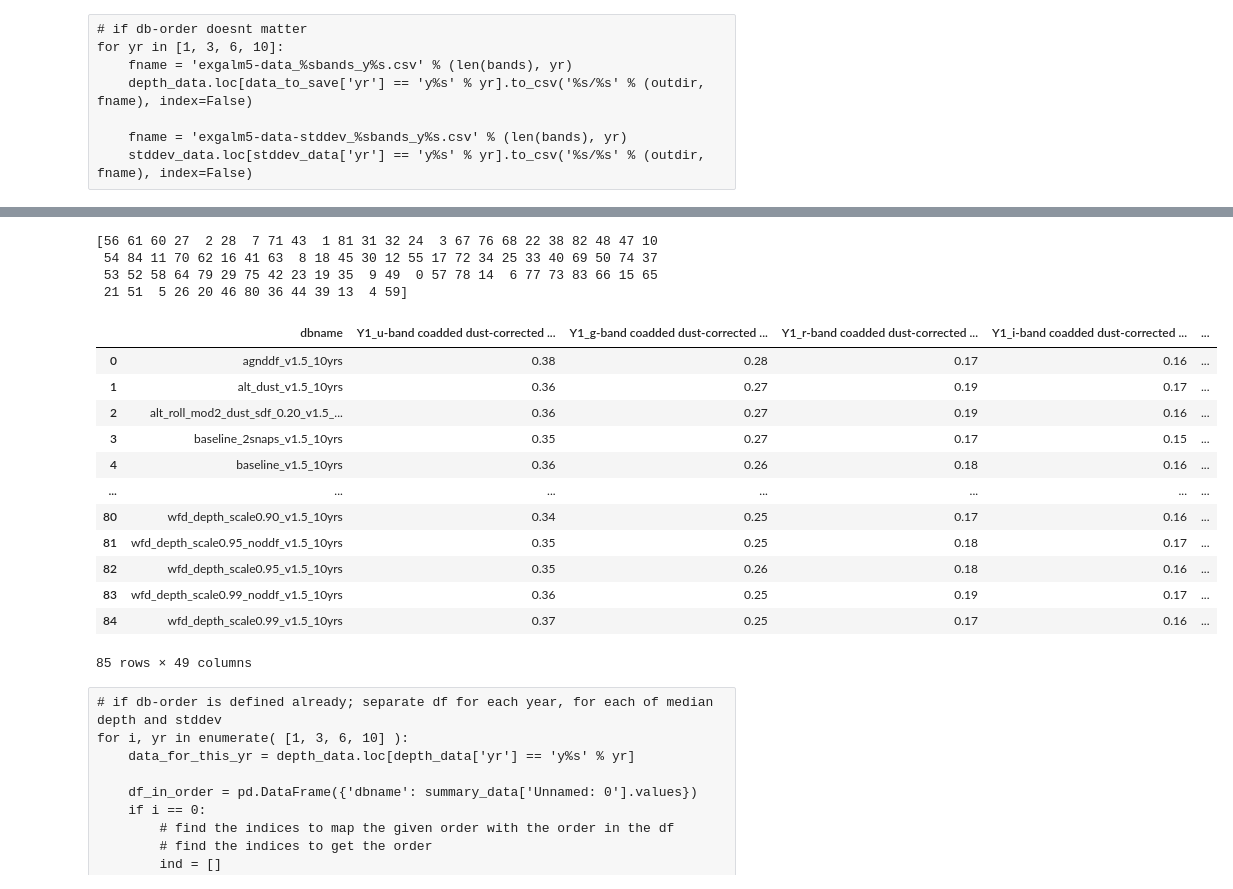
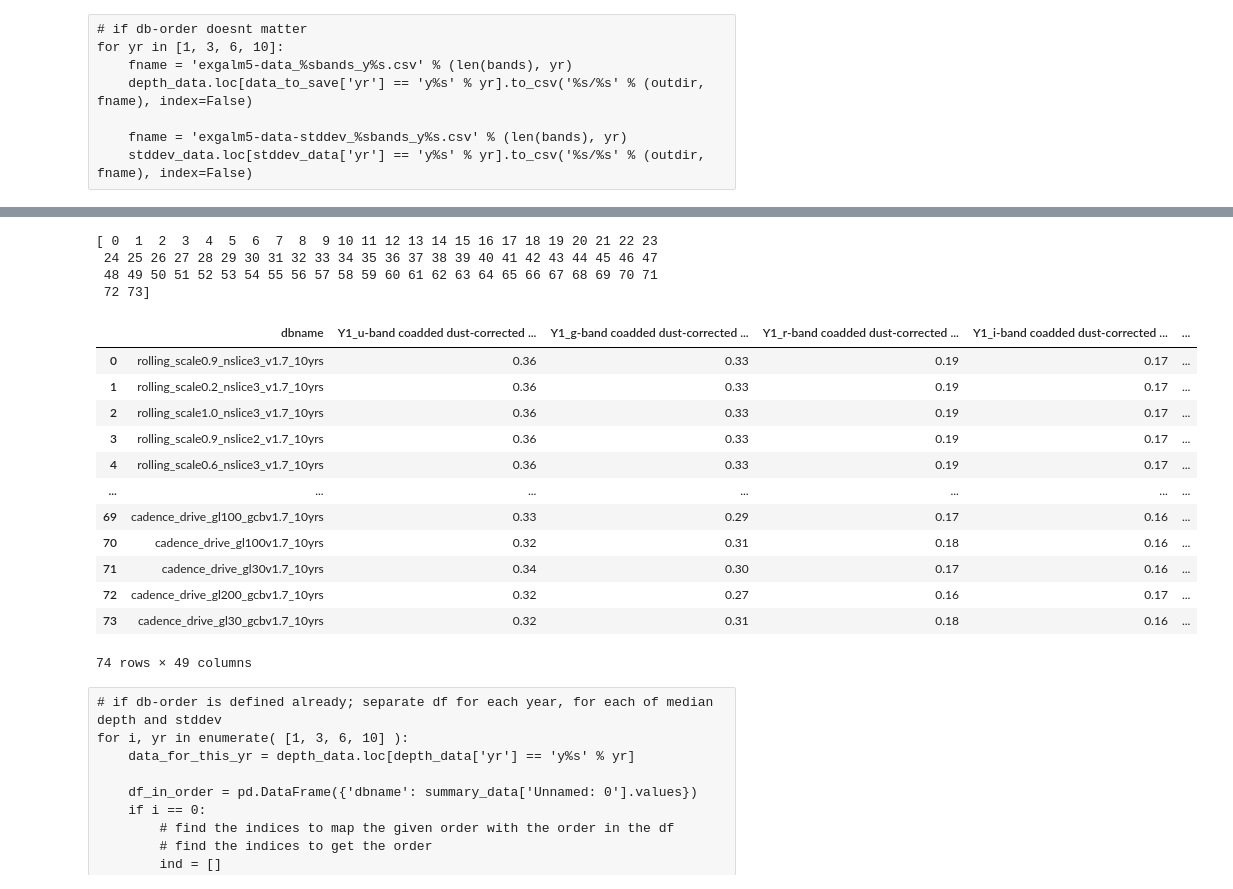
Before and after one commit to LSSTDESC/ObsStrat, a Jupyter notebook: postwp/paper_data_exgalm5-related.ipynb, the cells around one changed output, grey strips where cells are left out. Drawn from its saved outputs; the diff is of its cells as text; code cells hidden in the pictures.

```diff
--- a/postwp/paper_data_exgalm5-related.ipynb
+++ b/postwp/paper_data_exgalm5-related.ipynb
@@ -291,7 +351,7 @@ depth_data
 # depth stddev data
 stddev_data = pd.DataFrame()
 for i, yr_tag in enumerate( depth_stddev_all_yrs ):
-    depth_stddev_all_yrs[yr_tag] = y10_order.merge(depth_stddev_all_yrs[yr_tag], on='dbname')
+    depth_stddev_all_yrs[yr_tag] = dbs_order.merge(depth_stddev_all_yrs[yr_tag], on='dbname')
 
     if i == 0:
         stddev_data = depth_stddev_all_yrs[yr_tag]
@@ -323,3 +381,5 @@ baseline_key = 'baseline_v1.5_10yrs'
+# %%
+baseline_key = 'baseline_nexp2_v1.7_10yrs'
 # %%
 ndbs = len(np.where(depth_data['yr'].values == 'y10')[0])
 print(ndbs)
@@ -337,7 +397,7 @@ for yr_tag in yr_tags:
 
     ax = plt.gca()
     ax.set_yticks( range(ndbs) )
-    ax.set_yticklabels( y10_order['dbname'].values )
+    ax.set_yticklabels( dbs_order['dbname'].values )
 
     plt.xlabel('median depth (coadded; dust extinguished)')
     plt.legend(bbox_to_anchor=(1,1))
@@ -370,7 +430,7 @@ for yr_tag in yr_tags:
 
     ax = plt.gca()
     ax.set_yticks( range(ndbs) )
-    ax.set_yticklabels( y10_order['dbname'].values )
+    ax.set_yticklabels( dbs_order['dbname'].values )
 
     plt.xlabel('depth stddev (coadded; dust extinguished)')
     plt.legend(bbox_to_anchor=(1,1))
@@ -414,57 +490,55 @@ for i, yr in enumerate( [1, 3, 6, 10] ):
     stddev_data_for_this_yr = stddev_data.loc[stddev_data['yr'] == 'y%s' % yr]
 
     if i == 0:
-        df_in_order = pd.DataFrame({'dbname': summary_data['Unnamed: 0'].values})
+        df_in_order = pd.DataFrame({'dbname': summary_data['name'].values})
         # find the indices to map the given order with the order in the df
         # find the indices to get the order
         ind = []
         for db in df_in_order['dbname']:
             #print(db)
             ind_temp = np.where( depth_data_for_this_yr['dbname'].values == db.split('.db')[0] )[0]
 
             if len(ind_temp) == 0:
                 print('%s not found in data dict' % db)
                 #ind_temp = np.array([ 0 ])
 
             if ind_temp in ind:
                 print('%s ind already in. %s' % (ind_temp, db))
             ind +=  list( ind_temp )
 
         ind = np.array(ind)
         print(ind)
 
     # okay assmeble the new dfs
     for colname in stddev_data_for_this_yr:
         if colname != 'dbname' and colname != 'yr':
              df_in_order['Y%s_%s' % (yr, colname)] = stddev_data_for_this_yr[colname].values[ind]
 
     for colname in depth_data_for_this_yr:
         if colname != 'dbname' and colname != 'yr':
              df_in_order['Y%s_%s' % (yr, colname)] = depth_data_for_this_yr[colname].values[ind]
 
-
-
 fname = 'exgalm5-data_%sbands_y1-3-6-10.csv' % (len(bands))
 df_in_order.to_csv('%s/%s' % (outdir, fname), index=False)
 df_in_order
 # %% [output]
-[56 61 60 27  2 28  7 71 43  1 81 31 32 24  3 67 76 68 22 38 82 48 47 10
- 54 84 11 70 62 16 41 63  8 18 45 30 12 55 17 72 34 25 33 40 69 50 74 37
- 53 52 58 64 79 29 75 42 23 19 35  9 49  0 57 78 14  6 77 73 83 66 15 65
- 21 51  5 26 20 46 80 36 44 39 13  4 59]
+[ 0  1  2  3  4  5  6  7  8  9 10 11 12 13 14 15 16 17 18 19 20 21 22 23
+ 24 25 26 27 28 29 30 31 32 33 34 35 36 37 38 39 40 41 42 43 44 45 46 47
+ 48 49 50 51 52 53 54 55 56 57 58 59 60 61 62 63 64 65 66 67 68 69 70 71
+ 72 73]
 |  | dbname | Y1_u-band coadded dust-corrected ... | Y1_g-band coadded dust-corrected ... | Y1_r-band coadded dust-corrected ... | Y1_i-band coadded dust-corrected ... | ... |
-| 0 | agnddf_v1.5_10yrs | 0.38 | 0.28 | 0.17 | 0.16 | ... |
-| 1 | alt_dust_v1.5_10yrs | 0.36 | 0.27 | 0.19 | 0.17 | ... |
-| 2 | alt_roll_mod2_dust_sdf_0.20_v1.5_... | 0.36 | 0.27 | 0.19 | 0.16 | ... |
-| 3 | baseline_2snaps_v1.5_10yrs | 0.35 | 0.27 | 0.17 | 0.15 | ... |
-| 4 | baseline_v1.5_10yrs | 0.36 | 0.26 | 0.18 | 0.16 | ... |
+| 0 | rolling_scale0.9_nslice3_v1.7_10yrs | 0.36 | 0.33 | 0.19 | 0.17 | ... |
+| 1 | rolling_scale0.2_nslice3_v1.7_10yrs | 0.36 | 0.33 | 0.19 | 0.17 | ... |
+| 2 | rolling_scale1.0_nslice3_v1.7_10yrs | 0.36 | 0.33 | 0.19 | 0.17 | ... |
+| 3 | rolling_scale0.9_nslice2_v1.7_10yrs | 0.36 | 0.33 | 0.19 | 0.17 | ... |
+| 4 | rolling_scale0.6_nslice3_v1.7_10yrs | 0.36 | 0.33 | 0.19 | 0.17 | ... |
 | ... | ... | ... | ... | ... | ... | ... |
-| 80 | wfd_depth_scale0.90_v1.5_10yrs | 0.34 | 0.25 | 0.17 | 0.16 | ... |
-| 81 | wfd_depth_scale0.95_noddf_v1.5_10yrs | 0.35 | 0.25 | 0.18 | 0.17 | ... |
-| 82 | wfd_depth_scale0.95_v1.5_10yrs | 0.35 | 0.26 | 0.18 | 0.16 | ... |
-| 83 | wfd_depth_scale0.99_noddf_v1.5_10yrs | 0.36 | 0.25 | 0.19 | 0.17 | ... |
-| 84 | wfd_depth_scale0.99_v1.5_10yrs | 0.37 | 0.25 | 0.17 | 0.16 | ... |
+| 69 | cadence_drive_gl100_gcbv1.7_10yrs | 0.33 | 0.29 | 0.17 | 0.16 | ... |
+| 70 | cadence_drive_gl100v1.7_10yrs | 0.32 | 0.31 | 0.18 | 0.16 | ... |
+| 71 | cadence_drive_gl30v1.7_10yrs | 0.34 | 0.30 | 0.17 | 0.16 | ... |
+| 72 | cadence_drive_gl200_gcbv1.7_10yrs | 0.32 | 0.27 | 0.16 | 0.17 | ... |
+| 73 | cadence_drive_gl30_gcbv1.7_10yrs | 0.32 | 0.31 | 0.18 | 0.16 | ... |
-85 rows × 49 columns
+74 rows × 49 columns
 # %% [raw]
 # if db-order is defined already; separate df for each year, for each of median depth and stddev
 for i, yr in enumerate( [1, 3, 6, 10] ):
```
Also changed, not shown: parts of 25 cells of this notebook.
